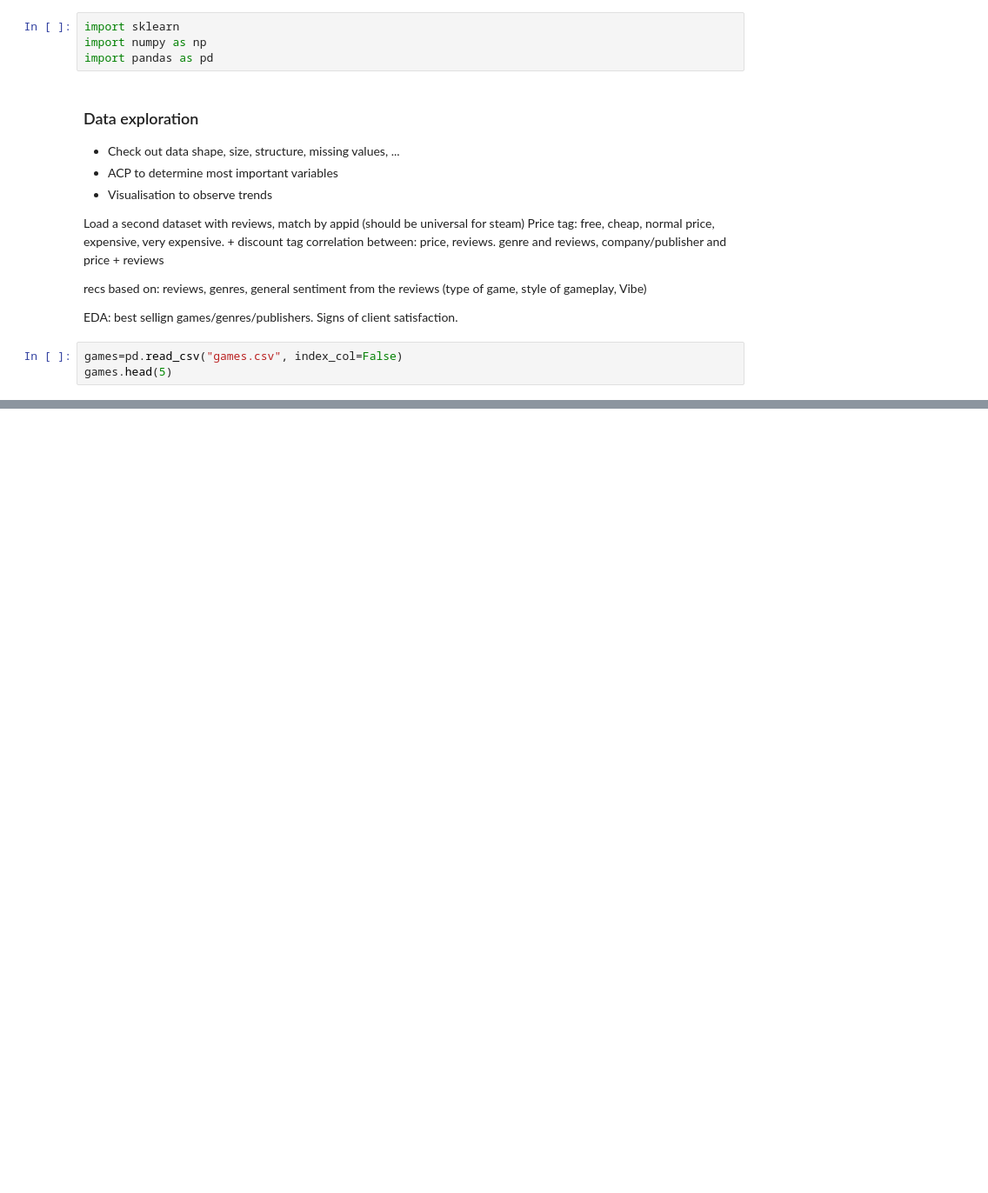
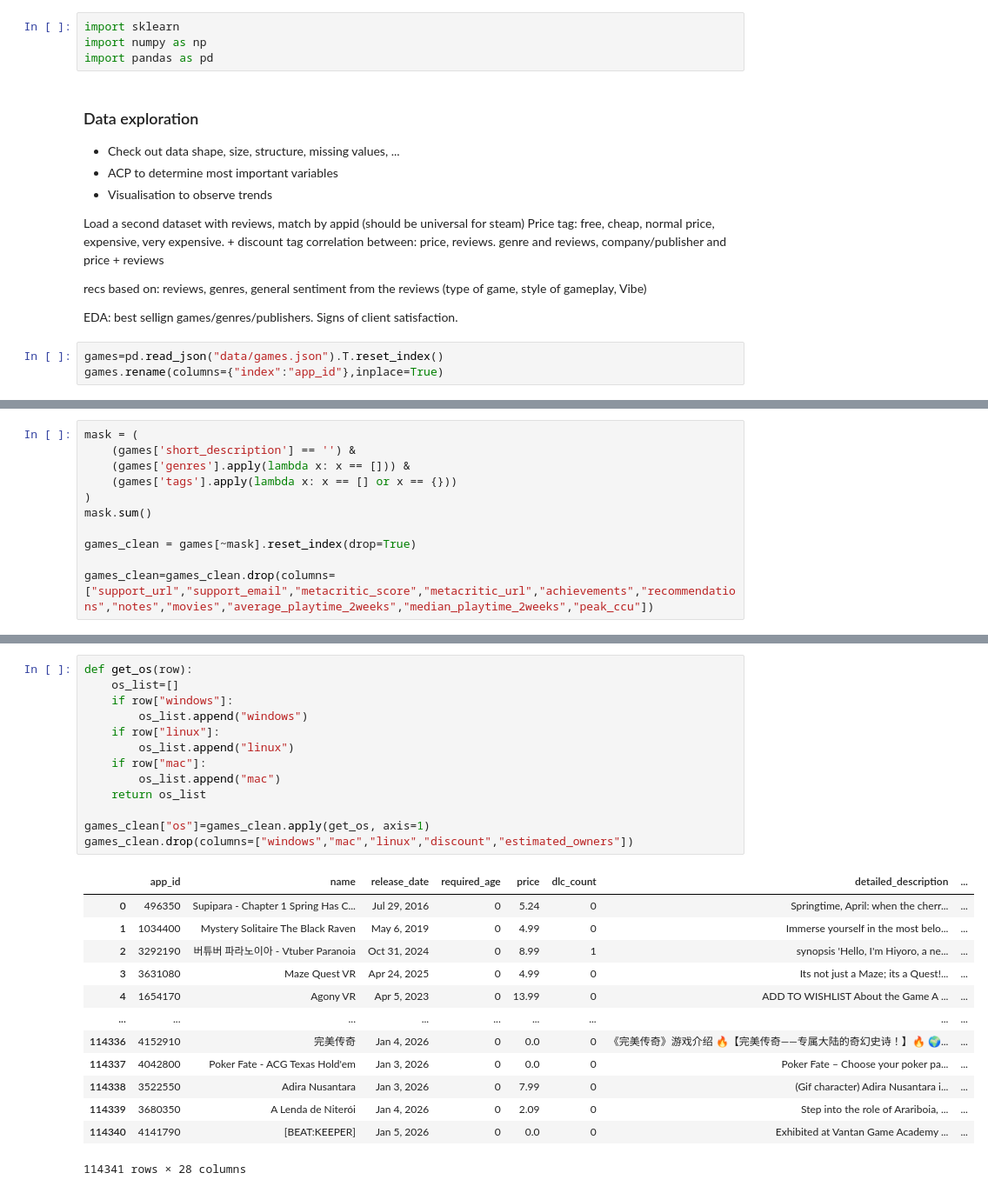
Before and after one commit to nour-nour7/video_game_recommender, a Jupyter notebook: datacleaning.ipynb, the cells around one changed output, grey strips where cells are left out. Shown at 87% size. Cells and saved outputs as stored; diff of their text form; blank space fills up the shorter version.

Commit message:
data cleaning

```diff
--- a/datacleaning.ipynb
+++ b/datacleaning.ipynb
@@ -21,5 +21,5 @@ recs based on: reviews, genres, general sentiment from the reviews (type of game
 EDA:
 best sellign games/genres/publishers. Signs of client satisfaction.
 # %%
-games=pd.read_csv("games.csv", index_col=False)
-games.head(5)
+games=pd.read_json("data/games.json").T.reset_index()
+games.rename(columns={"index":"app_id"},inplace=True)
@@ -53,0 +65,11 @@ games.info
+# %%
+mask = (
+    (games['short_description'] == '') &
+    (games['genres'].apply(lambda x: x == [])) &
+    (games['tags'].apply(lambda x: x == [] or x == {}))
+)
+mask.sum()
+
+games_clean = games[~mask].reset_index(drop=True)
+
+games_clean=games_clean.drop(columns=["support_url","support_email","metacritic_score","metacritic_url","achievements","recommendations","notes","movies","average_playtime_2weeks","median_playtime_2weeks","peak_ccu"])
@@ -53,0 +94,27 @@ games.info
+# %%
+def get_os(row):
+    os_list=[]
+    if row["windows"]:
+        os_list.append("windows")
+    if row["linux"]:
+        os_list.append("linux")
+    if row["mac"]:
+        os_list.append("mac")
+    return os_list
+
+games_clean["os"]=games_clean.apply(get_os, axis=1)
+games_clean.drop(columns=["windows","mac","linux","discount","estimated_owners"])
+# %% [output]
+|  | app_id | name | release_date | required_age | price | dlc_count | detailed_description | ... |
+| 0 | 496350 | Supipara - Chapter 1 Spring Has C... | Jul 29, 2016 | 0 | 5.24 | 0 | Springtime, April: when the cherr... | ... |
+| 1 | 1034400 | Mystery Solitaire The Black Raven | May 6, 2019 | 0 | 4.99 | 0 | Immerse yourself in the most belo... | ... |
+| 2 | 3292190 | 버튜버 파라노이아 - Vtuber Paranoia | Oct 31, 2024 | 0 | 8.99 | 1 | synopsis 'Hello, I'm Hiyoro, a ne... | ... |
+| 3 | 3631080 | Maze Quest VR | Apr 24, 2025 | 0 | 4.99 | 0 | Its not just a Maze; its a Quest!... | ... |
+| 4 | 1654170 | Agony VR | Apr 5, 2023 | 0 | 13.99 | 0 | ADD TO WISHLIST About the Game A ... | ... |
+| ... | ... | ... | ... | ... | ... | ... | ... | ... |
+| 114336 | 4152910 | 完美传奇 | Jan 4, 2026 | 0 | 0.0 | 0 | 《完美传奇》游戏介绍 🔥【完美传奇——专属大陆的奇幻史诗！】🔥 🌍... | ... |
+| 114337 | 4042800 | Poker Fate - ACG Texas Hold'em | Jan 3, 2026 | 0 | 0.0 | 0 | Poker Fate – Choose your poker pa... | ... |
+| 114338 | 3522550 | Adira Nusantara | Jan 3, 2026 | 0 | 7.99 | 0 | (Gif character) Adira Nusantara i... | ... |
+| 114339 | 3680350 | A Lenda de Niterói | Jan 4, 2026 | 0 | 2.09 | 0 | Step into the role of Arariboia, ... | ... |
+| 114340 | 4141790 | [BEAT:KEEPER] | Jan 5, 2026 | 0 | 0.0 | 0 | Exhibited at Vantan Game Academy ... | ... |
+114341 rows × 28 columns
```
Also changed, not shown: parts of 5 cells of this notebook.
